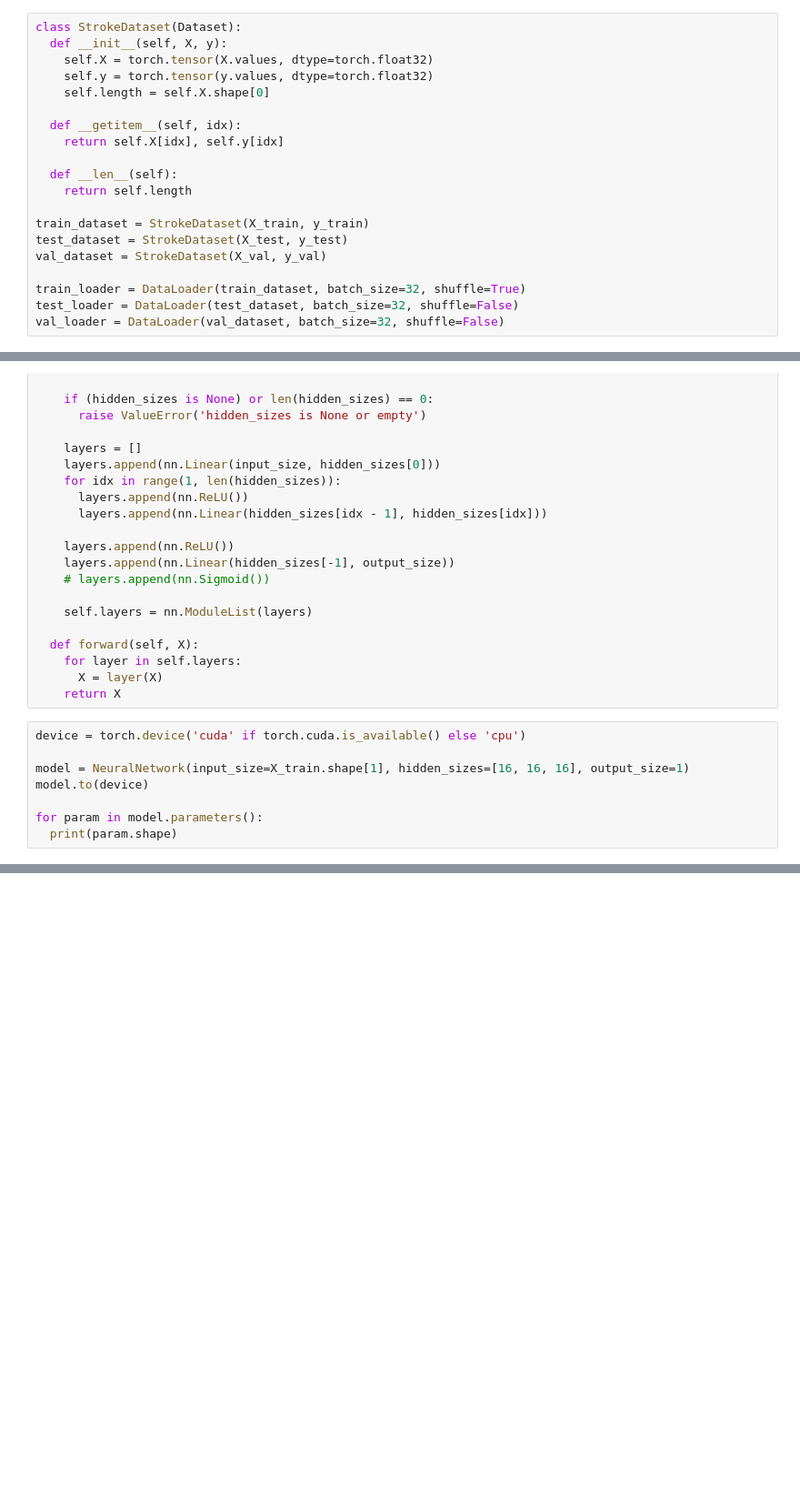
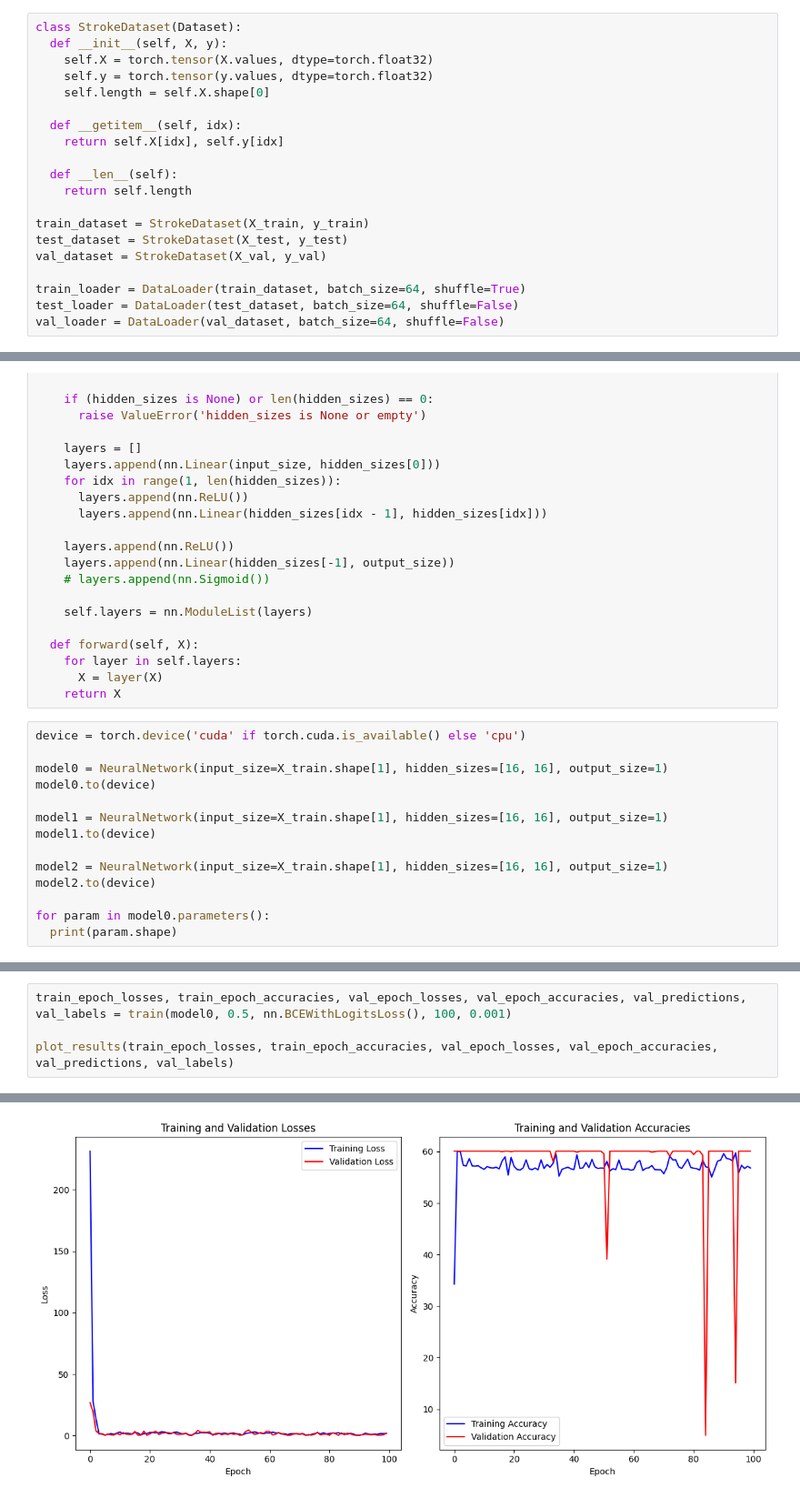
Before and after one commit to Razvan48/Teme-Deep-Learning-DL, a Jupyter notebook: Tema-1/Tema_1.ipynb, the cells around one changed output, grey strips where cells are left out. Shown at 91% size. Drawn from its saved outputs; the diff is of its cells as text; blank space fills up the shorter version.

```diff
--- a/Tema-1/Tema_1.ipynb
+++ b/Tema-1/Tema_1.ipynb
@@ -105,9 +111,9 @@ train_dataset = StrokeDataset(X_train, y_train)
 test_dataset = StrokeDataset(X_test, y_test)
 val_dataset = StrokeDataset(X_val, y_val)
 
-train_loader = DataLoader(train_dataset, batch_size=32, shuffle=True)
-test_loader = DataLoader(test_dataset, batch_size=32, shuffle=False)
-val_loader = DataLoader(val_dataset, batch_size=32, shuffle=False)
+train_loader = DataLoader(train_dataset, batch_size=64, shuffle=True)
+test_loader = DataLoader(test_dataset, batch_size=64, shuffle=False)
+val_loader = DataLoader(val_dataset, batch_size=64, shuffle=False)
 # %%
 class NeuralNetwork(nn.Module):
   def __init__(self, input_size, hidden_sizes, output_size):
@@ -135,10 +141,16 @@ class NeuralNetwork(nn.Module):
 # %%
 device = torch.device('cuda' if torch.cuda.is_available() else 'cpu')
 
-model = NeuralNetwork(input_size=X_train.shape[1], hidden_sizes=[16, 16, 16], output_size=1)
-model.to(device)
+model0 = NeuralNetwork(input_size=X_train.shape[1], hidden_sizes=[16, 16], output_size=1)
+model0.to(device)
 
-for param in model.parameters():
+model1 = NeuralNetwork(input_size=X_train.shape[1], hidden_sizes=[16, 16], output_size=1)
+model1.to(device)
+
+model2 = NeuralNetwork(input_size=X_train.shape[1], hidden_sizes=[16, 16], output_size=1)
+model2.to(device)
+
+for param in model0.parameters():
   print(param.shape)
 # %% [output]
 torch.Size([16, 11])
@@ -295,0 +285,5 @@ F1 Score: [0.96965318 0.        ]
+# %%
+train_epoch_losses, train_epoch_accuracies, val_epoch_losses, val_epoch_accuracies, val_predictions, val_labels = train(model0, 0.5, nn.BCEWithLogitsLoss(), 100, 0.001)
+
+plot_results(train_epoch_losses, train_epoch_accuracies, val_epoch_losses, val_epoch_accuracies, val_predictions, val_labels)
+# %% [output]
@@ -295,0 +307 @@ F1 Score: [0.96965318 0.        ]
+[figure, added]
```
Also changed, not shown: parts of 7 cells of this notebook.
